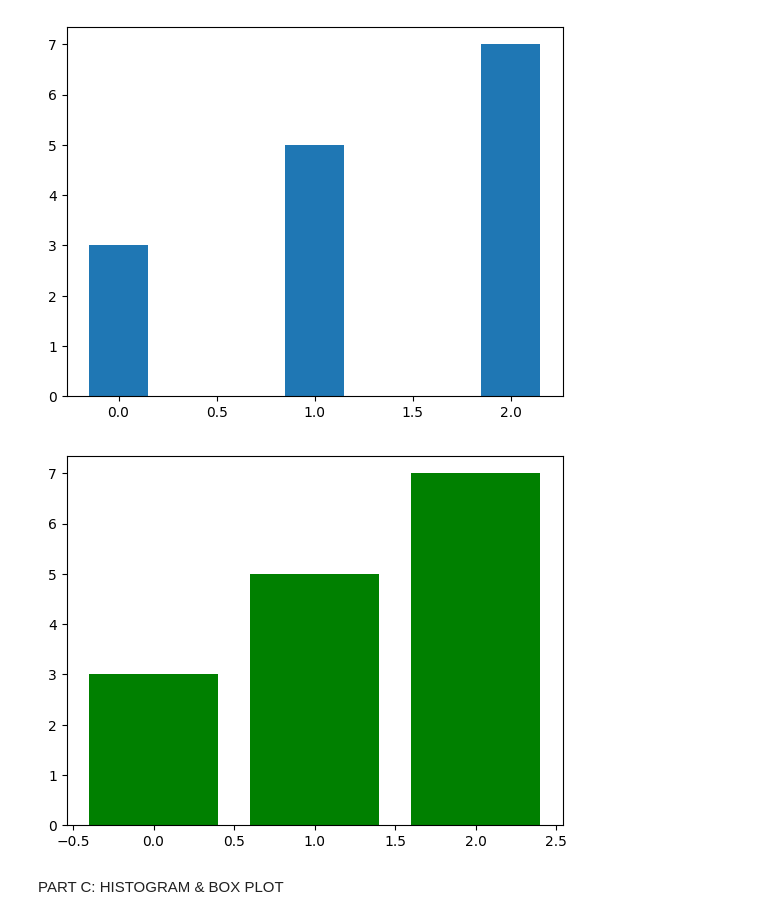
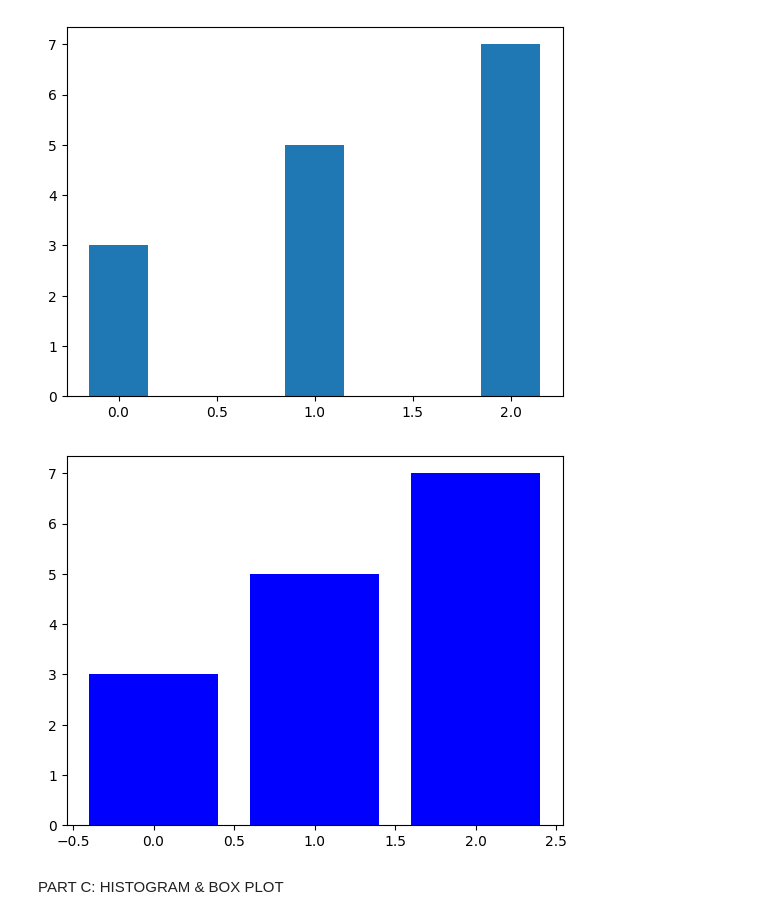
Before and after one commit to S-aniya/Machine-Learning, a Jupyter notebook: Matplotlib-task-3.ipynb, the cells around one changed output. Drawn from its saved outputs; the diff is of its cells as text; code cells hidden in the pictures.

```diff
--- a/Matplotlib-task-3.ipynb
+++ b/Matplotlib-task-3.ipynb
@@ -152,10 +152,10 @@ plt.show()
 # %% [output]
 [figure]
 # %%
-plt.bar(x, a, color='green')
+plt.bar(x, a, color='blue')
 plt.show()
 # %% [output]
-[figure, old version]
+[figure, new version]
 # %% [markdown]
 PART C: HISTOGRAM & BOX PLOT
 # %%
```
Also changed, not shown: parts of 7 cells of this notebook.
